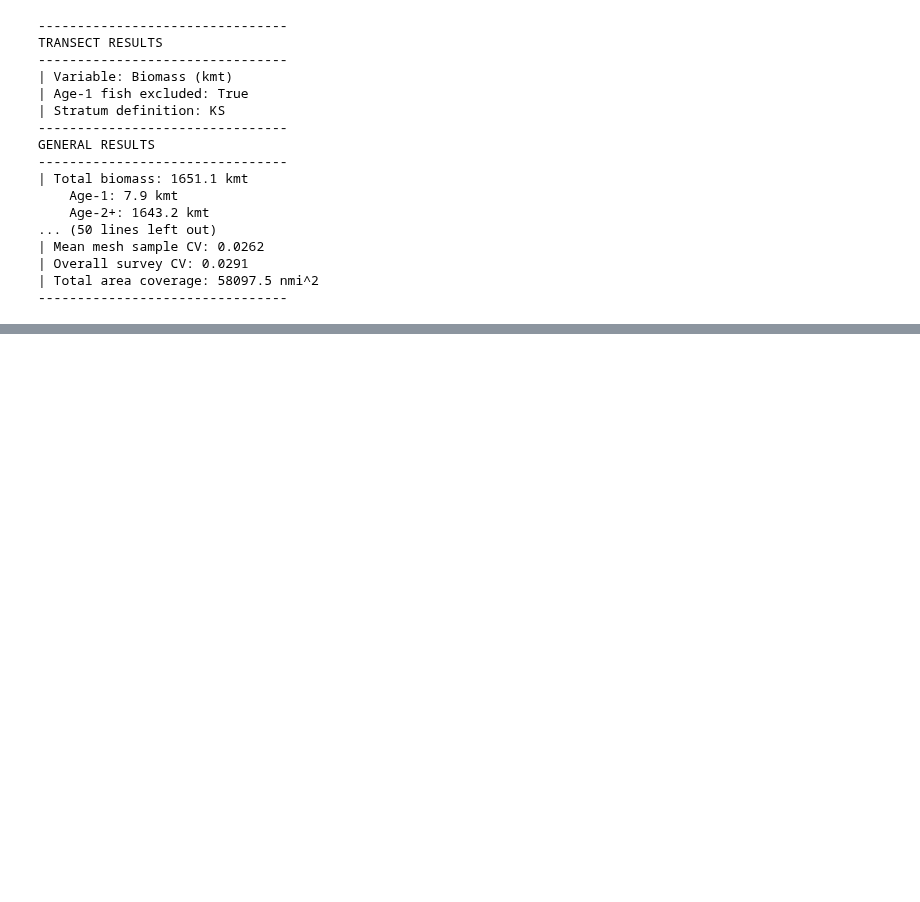
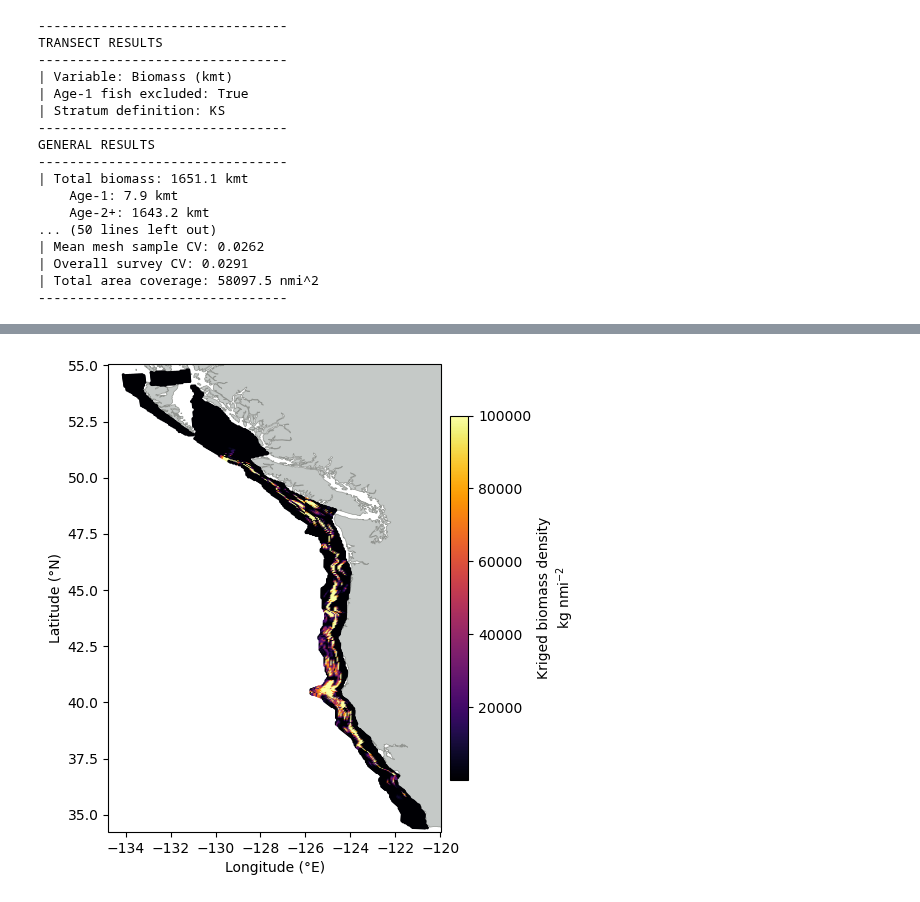
Before and after one commit to OSOceanAcoustics/echopop, a Jupyter notebook: echopop/test_nb.ipynb, the cells around one changed output, grey strips where cells are left out. Drawn from its saved outputs; the diff is of its cells as text; code cells hidden in the pictures; blank space fills up the shorter version.

```diff
--- a/echopop/test_nb.ipynb
+++ b/echopop/test_nb.ipynb
@@ -63,0 +46,4 @@ egp.plot_mesh(mesh_data,
+# %%
+survey.plot(kind="mesh", variable="kriged_mean")
+# %% [output]
+[figure, added]
```
Also changed, not shown: parts of 10 cells of this notebook, 4 other files.
